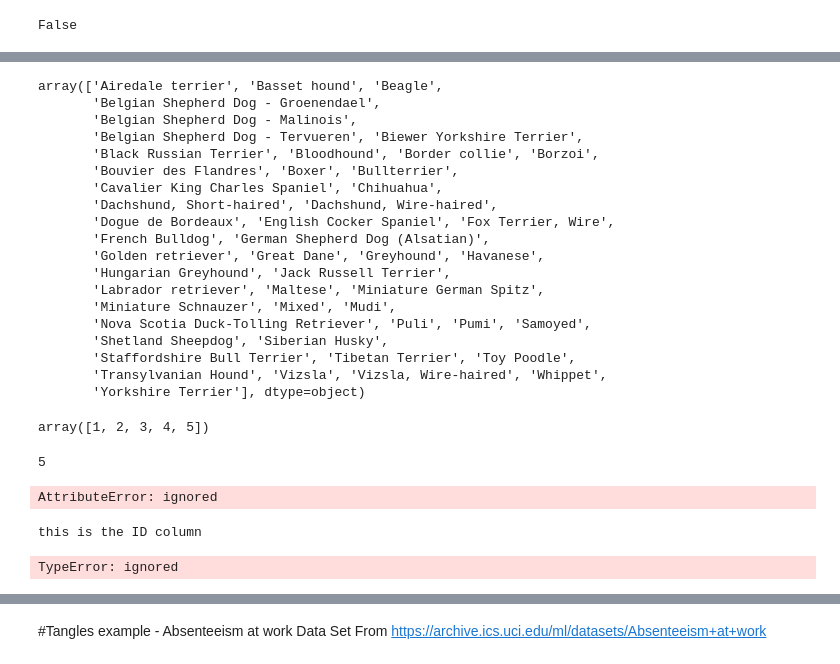
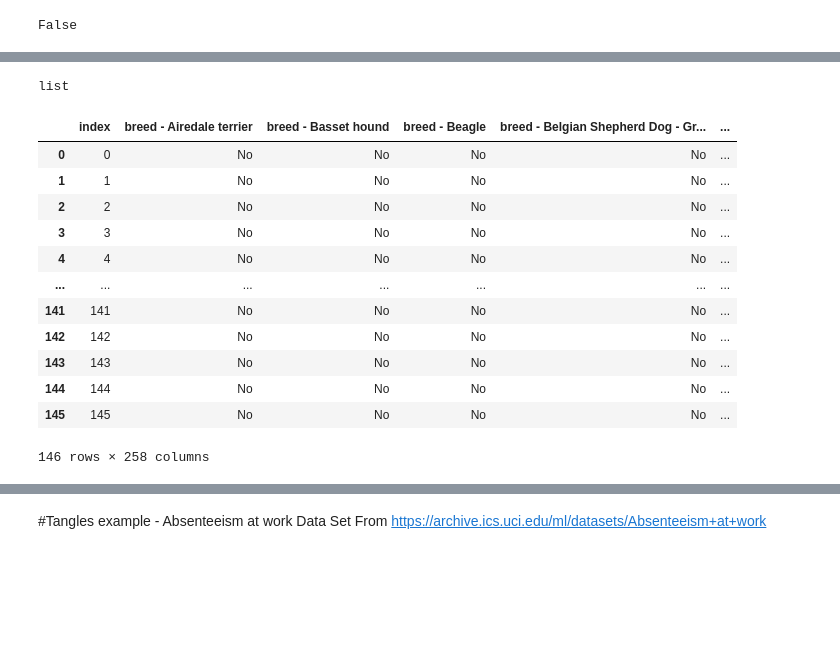
Before and after one commit to zuzannazak/Tangles, a Jupyter notebook: Tangle_playground.ipynb, the cells around one changed output, grey strips where cells are left out. Saved outputs shown, nothing was run; the diff lists cells and outputs as text; code cells hidden in the pictures; blank space fills up the shorter version.

```diff
--- a/Tangle_playground.ipynb
+++ b/Tangle_playground.ipynb
@@ -362,58 +316,23 @@ TypeError: ignored
-# %%
-np.unique(arr)
-# %% [output]
-array(['Airedale terrier', 'Basset hound', 'Beagle',
-       'Belgian Shepherd Dog - Groenendael',
-       'Belgian Shepherd Dog - Malinois',
-       'Belgian Shepherd Dog - Tervueren', 'Biewer Yorkshire Terrier',
-       'Black Russian Terrier', 'Bloodhound', 'Border collie', 'Borzoi',
-       'Bouvier des Flandres', 'Boxer', 'Bullterrier',
-       'Cavalier King Charles Spaniel', 'Chihuahua',
-       'Dachshund, Short-haired', 'Dachshund, Wire-haired',
-       'Dogue de Bordeaux', 'English Cocker Spaniel', 'Fox Terrier, Wire',
-       'French Bulldog', 'German Shepherd Dog (Alsatian)',
-       'Golden retriever', 'Great Dane', 'Greyhound', 'Havanese',
-       'Hungarian Greyhound', 'Jack Russell Terrier',
-       'Labrador retriever', 'Maltese', 'Miniature German Spitz',
-       'Miniature Schnauzer', 'Mixed', 'Mudi',
-       'Nova Scotia Duck-Tolling Retriever', 'Puli', 'Pumi', 'Samoyed',
-       'Shetland Sheepdog', 'Siberian Husky',
-       'Staffordshire Bull Terrier', 'Tibetan Terrier', 'Toy Poodle',
-       'Transylvanian Hound', 'Vizsla', 'Vizsla, Wire-haired', 'Whippet',
-       'Yorkshire Terrier'], dtype=object)
-# %%
-unique_arr
-# %% [output]
-array([1, 2, 3, 4, 5])
 # %%
-len(unique_arr)
+type(unique_arr)
 # %% [output]
-5
+list
-# %%
-columnName.type
-# %% [output]
-AttributeError: ignored
-# %%
-object_identifier_column_name = 'index' #replace index with the differentiator column if index step was omitted earlier
-
-df_amended_for_tangles = pd.DataFrame()
-df_amended_for_tangles[object_identifier_column_name]=df_original[object_identifier_column_name]
-
-for columnName in df_original.iteritems():
-  if columnName[0] == object_identifier_column_name:
-    print("this is the ID column")
-  else:
-    i=0
-    original_column = columnName[0]
-    arr = df_original[str(original_column)].to_numpy()
-    unique_arr = np.unique(arr)
-    while i < len(unique_arr):
-      thiscolumnname = original_column + " - " + str(unique_arr[i])
-      df_amended_for_tangles[thiscolumnname] = (np.where(df_original[original_column].values == i, "1", "0"))
-      i=i+1
-# %% [output]
-this is the ID column
-TypeError: ignored
+# %%
+df_amended_for_tangles
+# %% [output]
+|  | index | breed - Airedale terrier | breed - Basset hound | breed - Beagle | breed - Belgian Shepherd Dog - Gr... | ... |
+| 0 | 0 | No | No | No | No | ... |
+| 1 | 1 | No | No | No | No | ... |
+| 2 | 2 | No | No | No | No | ... |
+| 3 | 3 | No | No | No | No | ... |
+| 4 | 4 | No | No | No | No | ... |
+| ... | ... | ... | ... | ... | ... | ... |
+| 141 | 141 | No | No | No | No | ... |
+| 142 | 142 | No | No | No | No | ... |
+| 143 | 143 | No | No | No | No | ... |
+| 144 | 144 | No | No | No | No | ... |
+| 145 | 145 | No | No | No | No | ... |
+146 rows × 258 columns
 # %%
 df_amended_for_tangles = df_amended_for_tangles.sample(frac=0.05, replace=False, random_state=1)
 df_amended_for_tangles
```
Also changed, not shown: parts of 3 cells of this notebook.
